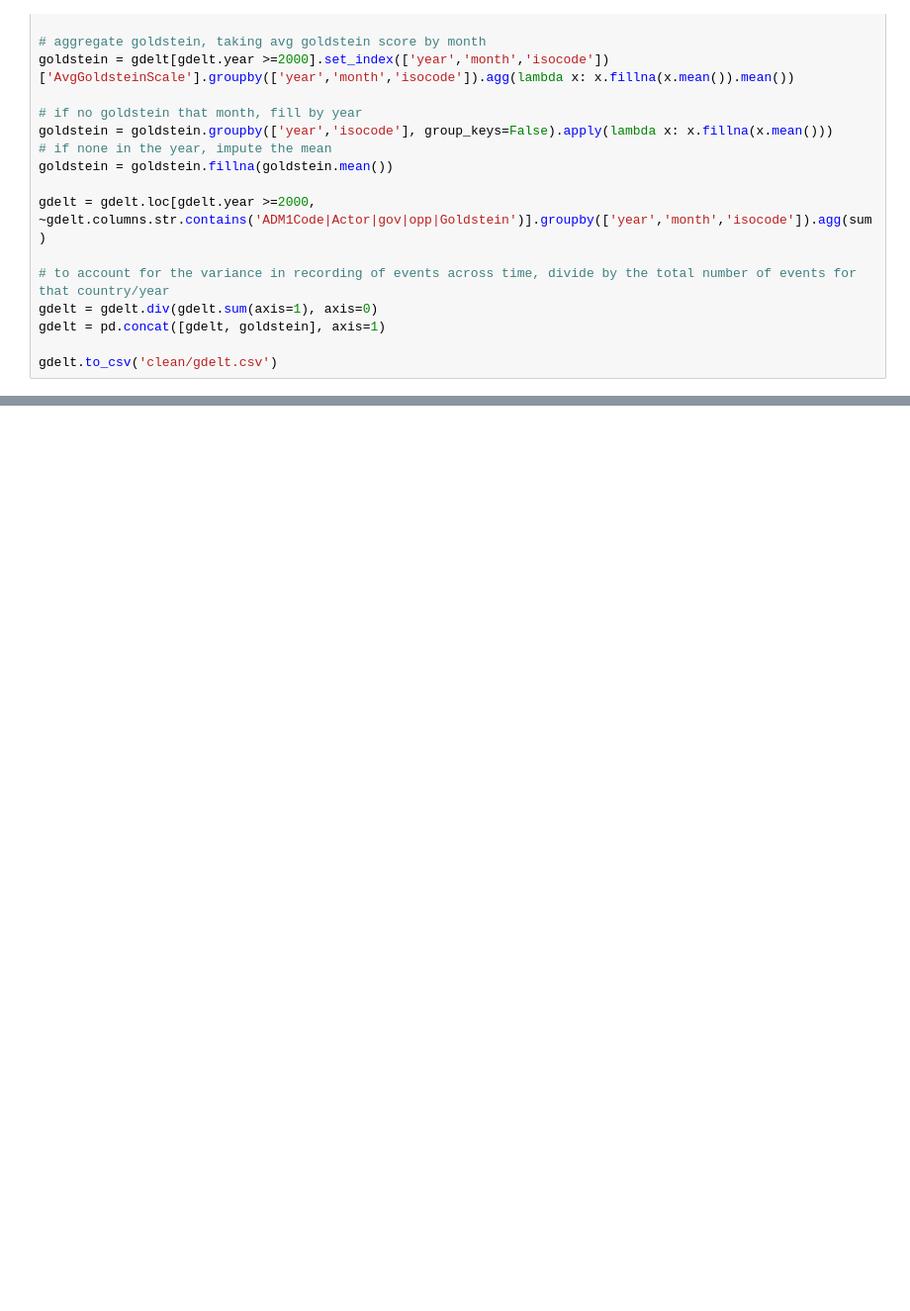
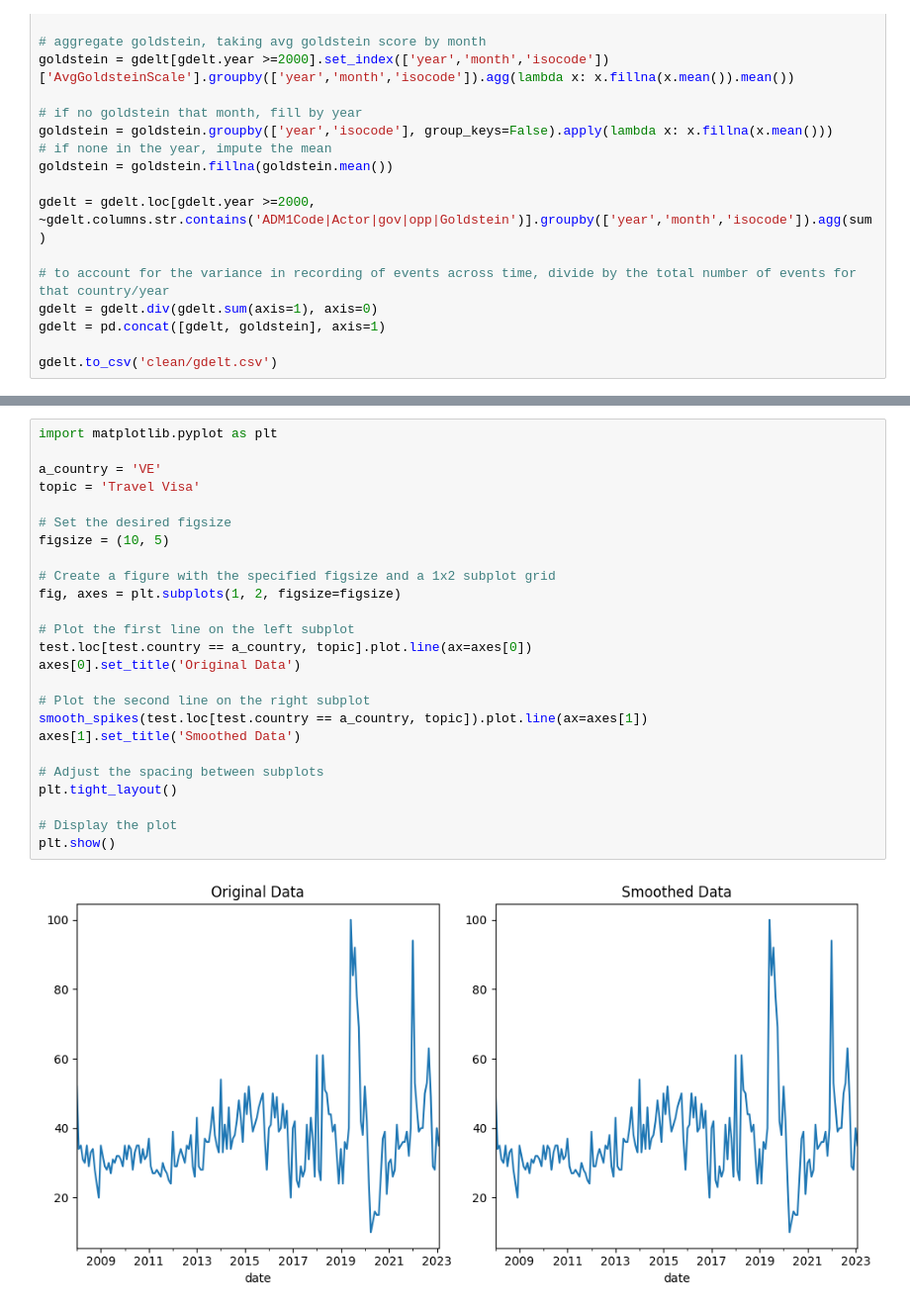
Before and after one commit to 4Freye/refugees, a Jupyter notebook: data/clean_data.ipynb, the cells around one changed output, grey strips where cells are left out. Shown at 99% size. Cells and saved outputs as stored; diff of their text form; blank space fills up the shorter version.

Commit message:
updated clean data to include google trends

```diff
--- a/data/clean_data.ipynb
+++ b/data/clean_data.ipynb
@@ -470,0 +544,27 @@ gdelt.to_csv('clean/gdelt.csv')
+# %%
+import matplotlib.pyplot as plt
+
+a_country = 'VE'
+topic = 'Travel Visa'
+
+# Set the desired figsize
+figsize = (10, 5)
+
+# Create a figure with the specified figsize and a 1x2 subplot grid
+fig, axes = plt.subplots(1, 2, figsize=figsize)
+
+# Plot the first line on the left subplot
+test.loc[test.country == a_country, topic].plot.line(ax=axes[0])
+axes[0].set_title('Original Data')
+
+# Plot the second line on the right subplot
+smooth_spikes(test.loc[test.country == a_country, topic]).plot.line(ax=axes[1])
+axes[1].set_title('Smoothed Data')
+
+# Adjust the spacing between subplots
+plt.tight_layout()
+
+# Display the plot
+plt.show()
+# %% [output]
+[figure, added]
```
Also changed, not shown: parts of 29 cells of this notebook.
